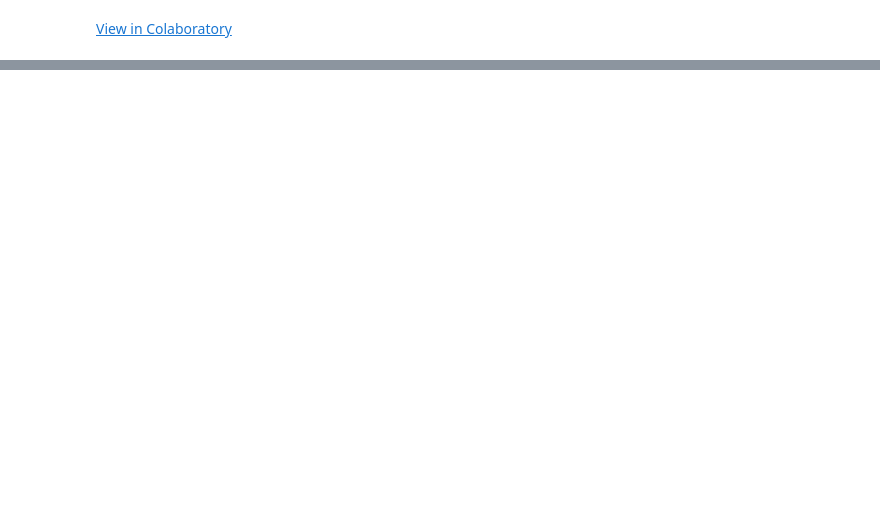
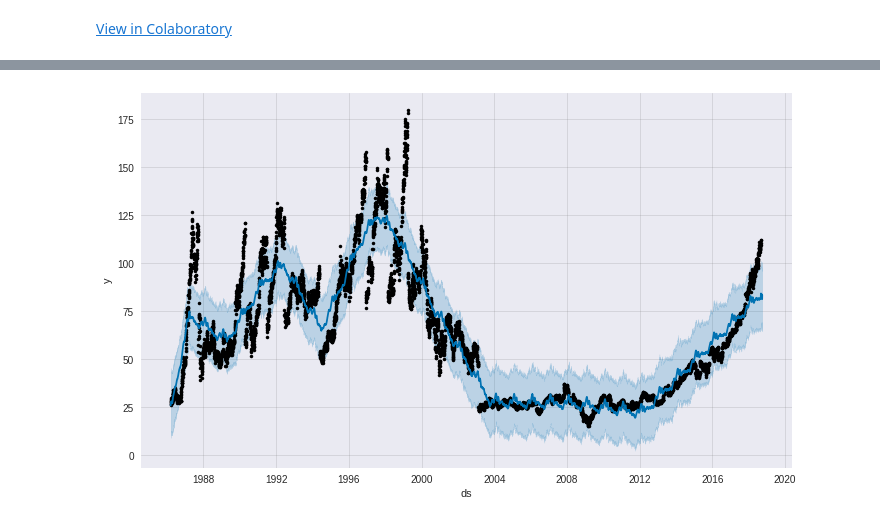
Before and after one commit to man0jsharma/Py-code, a Jupyter notebook: Prophet.ipynb, the cells around one changed output, grey strips where cells are left out. Cells and saved outputs as stored; diff of their text form; code cells hidden in the pictures; blank space fills up the shorter version.

```diff
--- a/Prophet.ipynb
+++ b/Prophet.ipynb
@@ -20,0 +24,3 @@ m.fit(df1)
+# %%
+future = m.make_future_dataframe(periods=30)
+future.tail()
@@ -20,0 +34,4 @@ m.fit(df1)
+# %%
+
+forecast = m.predict(future)
+forecast[['ds', 'yhat', 'yhat_lower', 'yhat_upper']].tail(30)
@@ -20,0 +56,4 @@ m.fit(df1)
+# %%
+fig1 = m.plot(forecast)
+# %% [output]
+[figure, added]
```
Also changed, not shown: parts of 3 cells of this notebook.
